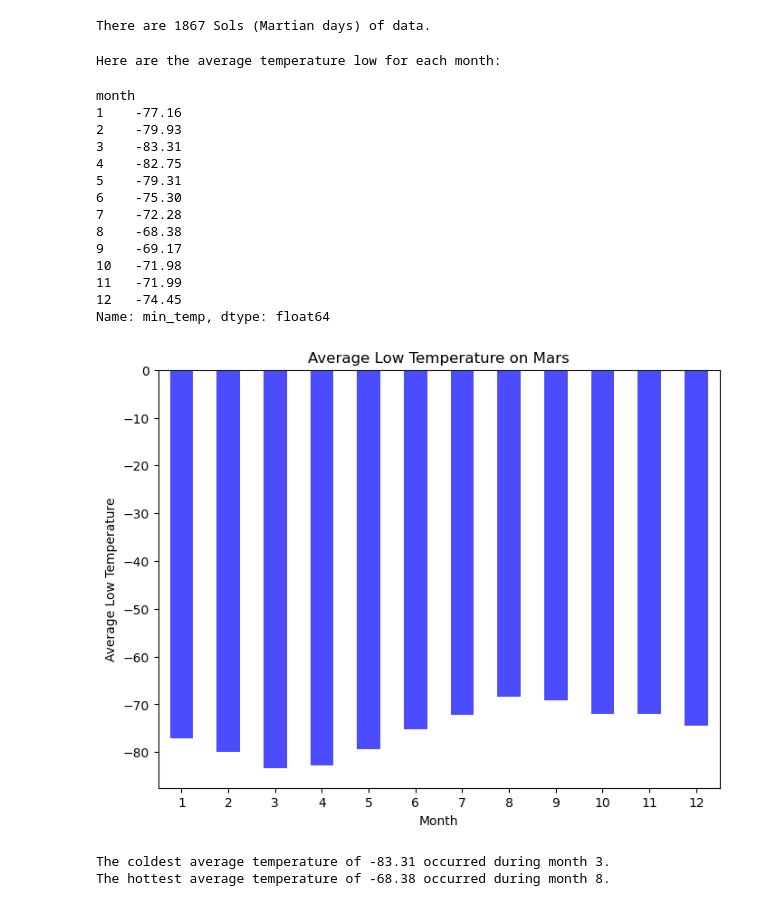
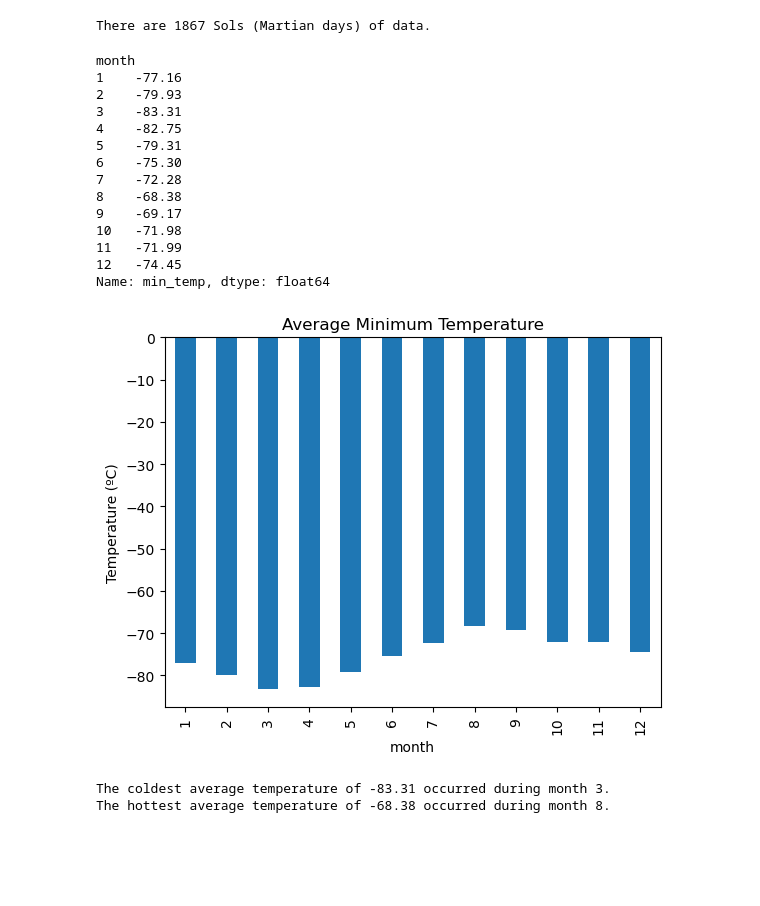
Before and after one commit to jhyooz/datacollection-challenge, a Jupyter notebook: part_2_mars_weather.ipynb, the cells around one changed output. Saved outputs shown, nothing was run; the diff lists cells and outputs as text; code cells hidden in the pictures; blank space fills up the shorter version.

```diff
--- a/part_2_mars_weather.ipynb
+++ b/part_2_mars_weather.ipynb
@@ -213,37 +210,29 @@ print(f"There are {number_of_rows} Sols (Martian days) of data.")
 # %% [output]
 There are 1867 Sols (Martian days) of data.
 # %%
-# 3. What is the average low temperature by month?
-avg_low_temp = mars_temp_df['min_temp'].groupby(mars_temp_df['month']).mean()
-print(f"Here are the average temperature low for each month:")
-round(avg_low_temp,2)
+# 3. What is the average low temperature by month? - using a bar chart!
+group_by_month = mars_temp_df.groupby('month')
+avg_min_temp_by_month = group_by_month['min_temp'].mean()
+round(avg_min_temp_by_month,2)
 # %% [output]
-Here are the average temperature low for each month:
+month
+1    -77.16
+2    -79.93
+3    -83.31
+4    -82.75
+5    -79.31
+6    -75.30
+7    -72.28
+8    -68.38
+9    -69.17
+10   -71.98
+11   -71.99
+12   -74.45
+Name: min_temp, dtype: float64
-month
-1    -77.16
-2    -79.93
-3    -83.31
-4    -82.75
-5    -79.31
-6    -75.30
-7    -72.28
-8    -68.38
-9    -69.17
-10   -71.98
-11   -71.99
-12   -74.45
-Name: min_temp, dtype: float64
-# %%
-# Plot the average temperature by month - using a bar chart!
-plt.figure(figsize=(8, 6))
-avg_low_temp.plot(kind='bar', color='blue', alpha=0.7)
-plt.title('Average Low Temperature on Mars')
-plt.xlabel('Month')
-plt.ylabel('Average Low Temperature')
-plt.xticks(rotation=0)
-plt.gca().invert_xaxis()  # Invert the x-axis so the months are in order
-plt.show()
-# %% [output]
-[figure, removed]
+# %%
+# Plot the average temperature by month
+avg_min_temp_by_month.plot(kind = 'bar', title ='Average Minimum Temperature', ylabel = 'Temperature (ºC)');
+# %% [output]
+[figure, added]
 # %%
 # Identify the coldest and hottest months in Curiosity's location
```
Also changed, not shown: parts of 14 cells of this notebook.
